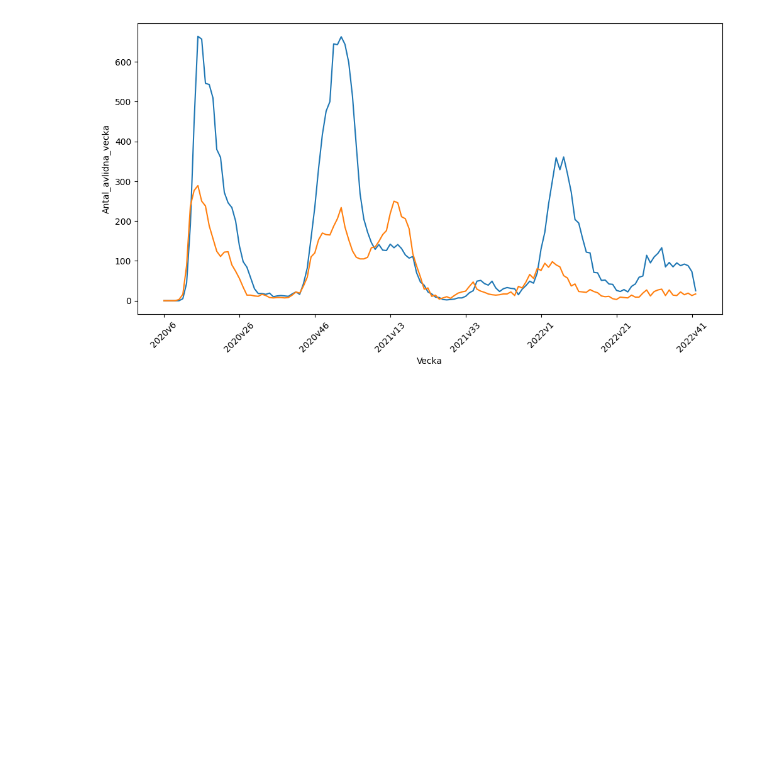
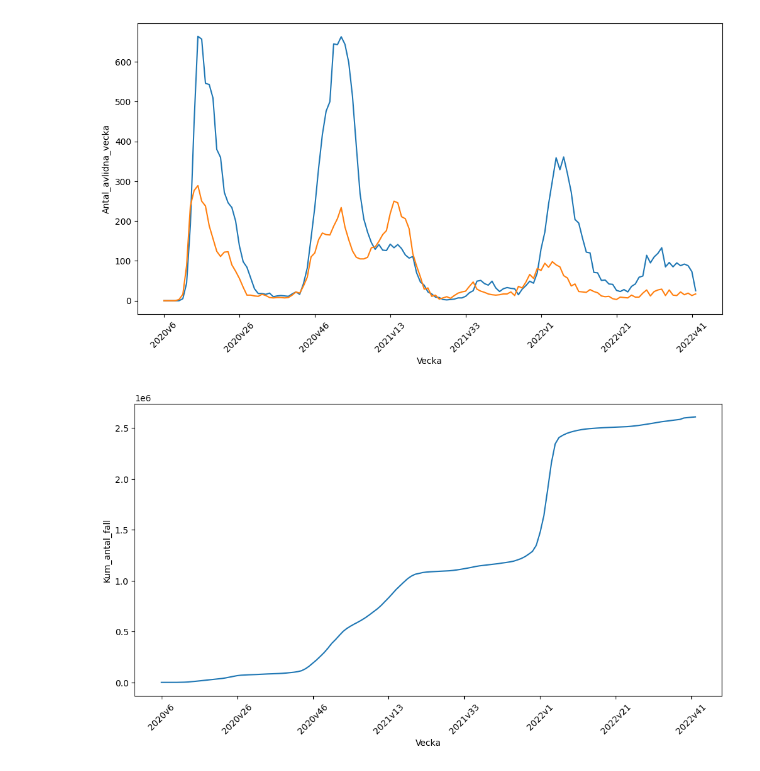
Before and after one commit to TobiasEnglund/Data-Processing-Tobias-Englund, a Jupyter notebook: Labs/Labb_1_Covid-19/labb_1_uppgift_1.ipynb, the cells around one changed output. Saved outputs shown, nothing was run; the diff lists cells and outputs as text; code cells hidden in the pictures; blank space fills up the shorter version.

Commit message:
Task f: Visualization 4, kumulativt antal fall

```diff
--- a/Labs/Labb_1_Covid-19/labb_1_uppgift_1.ipynb
+++ b/Labs/Labb_1_Covid-19/labb_1_uppgift_1.ipynb
@@ -149,3 +149,18 @@ ax.xaxis.set_major_locator(plt.MaxNLocator(10))
 plt.show()
 # %% [output]
 [figure]
+# %%
+# f) Rita linjediagram av kumulativt antal fall från 2020v6 till nu
+
+plt.figure(figsize=(12, 6))
+
+ax = sns.lineplot(x="Vecka", y="Kum_antal_fall", data=veckodata_riket)
+
+plt.xticks(rotation=45)
+
+# Improve the spacing between the x-axis labels, Code from ChatGPT
+ax.xaxis.set_major_locator(plt.MaxNLocator(10))
+
+plt.show()
+# %% [output]
+[figure, added]
```
Also changed, not shown: parts of 1 cell of this notebook, 1 other file.
